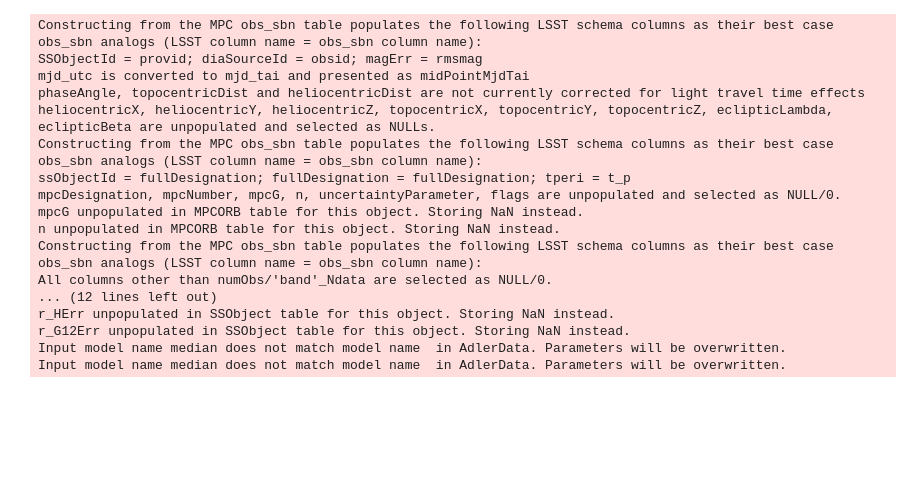
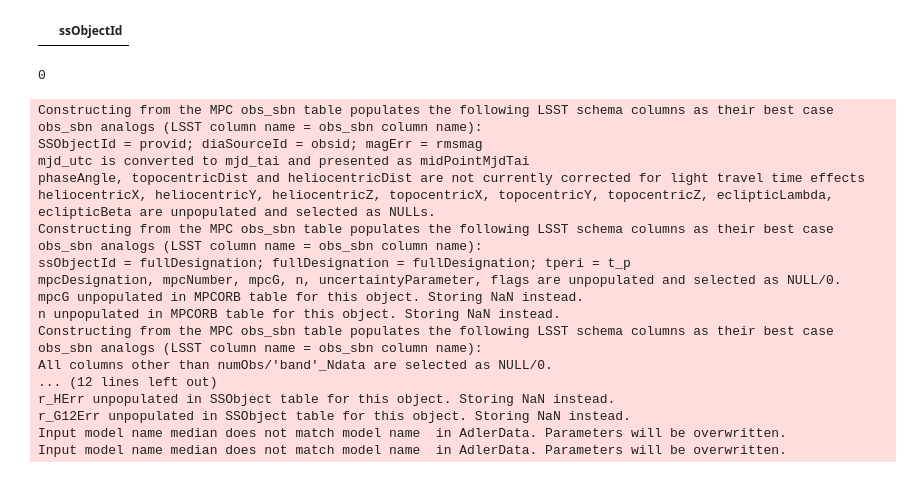
Before and after one commit to lsst-uk/lsst-adler, a Jupyter notebook: notebooks/adler_demo_outliers/adler_demo_outliers.ipynb, the cells around one changed output. Drawn from its saved outputs; the diff is of its cells as text; code cells hidden in the pictures; blank space fills up the shorter version.

```diff
--- a/notebooks/adler_demo_outliers/adler_demo_outliers.ipynb
+++ b/notebooks/adler_demo_outliers/adler_demo_outliers.ipynb
@@ -486,3 +480,12 @@ Input model name median does not match model name  in AdlerData. Parameters will
+# %%
+df = pd.read_csv("demo_output_files/median__60799.5_7n_1n_sustained_outliers.csv")
+df
+# %% [output]
+|  | ssObjectId |
+# %%
+len(df)
+# %% [output]
+0
 # %%
 ssObjectId = "2025 MX40Fake"
 schema = "MPC"
```
Also changed, not shown: parts of 1 cell of this notebook, 5 other files.
